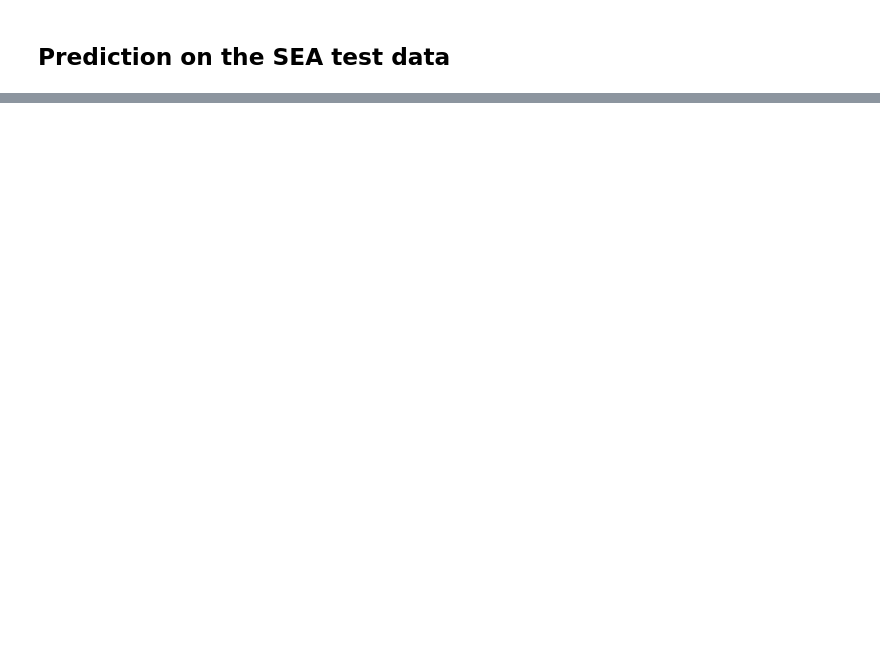
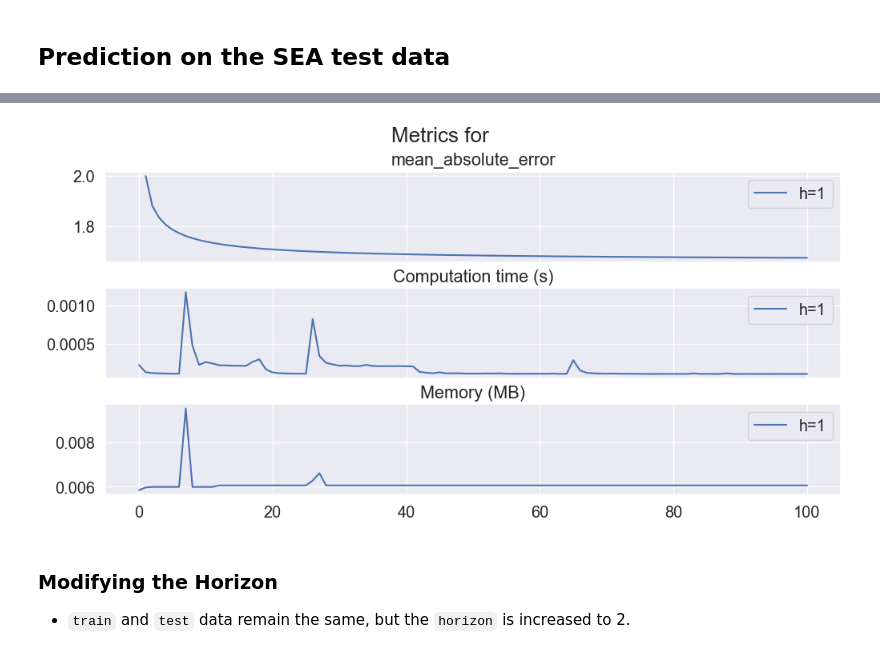
Before and after one commit to sn-code-inside/online-machine-learning, a Jupyter notebook: ch05.ipynb, the cells around one changed output, grey strips where cells are left out. Cells and saved outputs as stored; diff of their text form; code cells hidden in the pictures; blank space fills up the shorter version.

Commit message:
ch05: eval_oml_horizon explained

```diff
--- a/ch05.ipynb
+++ b/ch05.ipynb
@@ -367,0 +432,26 @@ ax.set_ylabel("True Label", fontsize=15)
+# %%
+import pandas as pd
+import numpy as np
+from river import linear_model
+from river import preprocessing
+from sklearn.metrics import mean_absolute_error
+from spotRiver.evaluation.eval_bml import eval_oml_horizon
+model = (
+        preprocessing.StandardScaler() |
+        linear_model.LinearRegression(intercept_lr=.5)
+    )
+horizon = 1
+train = pd.DataFrame({"x": np.arange(1, 11), "y": np.arange(2, 22, 2)})
+test = pd.DataFrame({"x": np.arange(11, 111), "y": np.arange(22, 222, 2)})
+target_column = "y"
+metric = mean_absolute_error
+df_eval_1, df_pred_1 = eval_oml_horizon(
+    model = model,
+    train = train,
+    test = test,
+    target_column = target_column,
+    horizon = horizon,
+    include_remainder = True,
+    metric = metric,
+    oml_grace_period = horizon,
+)
@@ -367,0 +520,10 @@ ax.set_ylabel("True Label", fontsize=15)
+# %%
+from spotRiver.evaluation.eval_bml import plot_bml_oml_horizon_metrics, plot_bml_oml_horizon_predictions
+df_labels=["h=1"]
+plot_bml_oml_horizon_metrics(df_eval = [df_eval_1], log_y=False, df_labels=df_labels, metric=metric, cumulative=False, filename="./figures/ch05_fig_bml_oml_horizon_10_metrics.pdf")
+# %% [output]
+[figure, added]
+# %% [markdown]
+### Modifying the Horizon
+
+* `train` and `test` data remain the same, but the `horizon` is increased to 2.
```
Also changed, not shown: parts of 25 cells of this notebook.
